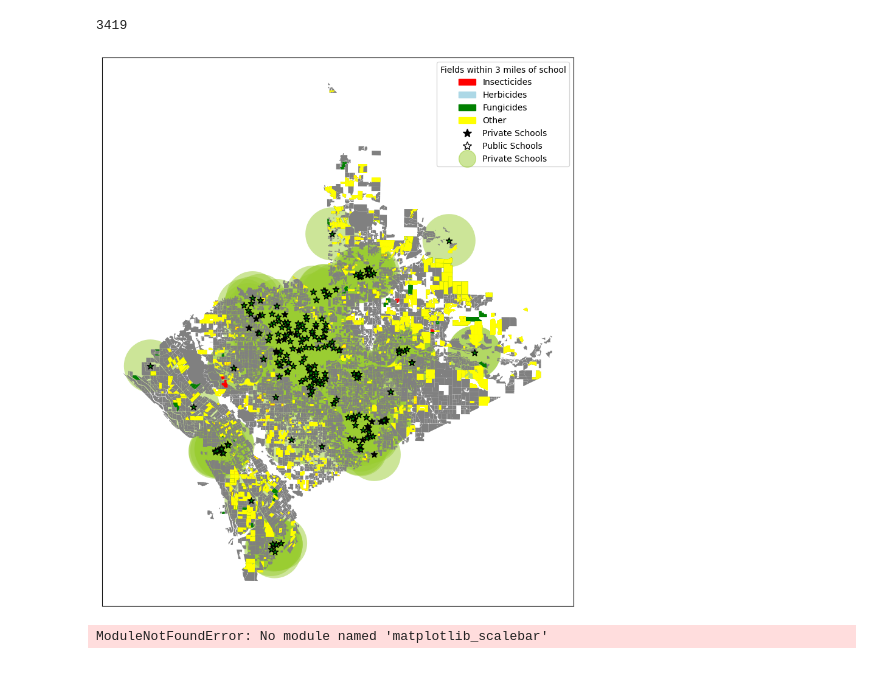
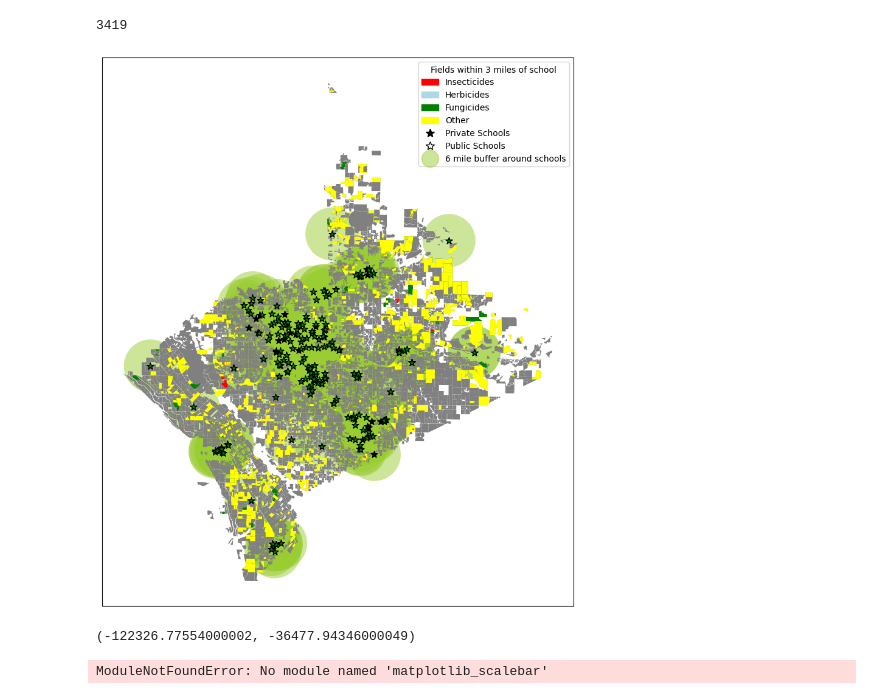
Before and after one commit to narvhal/pesticides, a Jupyter notebook: jn_pesticides.ipynb, the cells around one changed output. Cells and saved outputs as stored; diff of their text form; code cells hidden in the pictures.

```diff
--- a/jn_pesticides.ipynb
+++ b/jn_pesticides.ipynb
@@ -117,34 +117,41 @@ cname_handles = [mpatches.Patch(color=color, label=cname) for cname, color in cc
 # h, l = ax.get_legend_handles_labels()
 # print(h,l)
 
 
 ha2 = spriv.plot(ax = ax, marker = "*",markersize = 70, color = "black", label = "Private Schools", legend_kwds = {'loc':"lower left"})
 # h1, l1 = ax.get_legend_handles_labels()
 ha3 = spub.plot(ax = ax, marker = "*",markersize = 70, color = "green", edgecolor = "k", label = "Public Schools")
 # h2, l2 = ax.get_legend_handles_labels()
 # ax.legend(handles = [h, h1, h2], labels=[l, l1, l2], title =f"Fields within {size} miles of school" )
 
 
 # Create a custom legend handle for the cities
 sprivb_handle = Line2D([0], [0], marker='o', color='yellowgreen', markerfacecolor='yellowgreen',ls = 'None',alpha = 0.5, markersize=20, label= f"{size*2} mile buffer around schools")
 
 spriv_handle = Line2D([0], [0], marker='*', color='k', markerfacecolor='black',ls = 'None', markersize=10, label="Private Schools")
 spub_handle = Line2D([0], [0], marker='*', color='k', markerfacecolor='w',ls = 'None', markersize=10, label="Public Schools")
 
 # Combine the handles
 handles = cname_handles + [spriv_handle] + [spub_handle] + [sprivb_handle]
 
 # Add the legend to the plot
 plt.legend(handles=handles, title=f"Fields within {size} miles of school")
 
 # ax.legend(handles = [ha1, ha2, ha3])
 # leg1.set_title(f"Fields within {size} miles of school")
+yl = ax.get_ylim()
+xl = ax.get_xlim()
 
 ax.axes.get_xaxis().set_visible(False)
 ax.axes.get_yaxis().set_visible(False)
 fig.set_size_inches(10,16)
 # %% [output]
-[figure, old version]
+[figure, new version]
+# %%
+yl
+xl
+# %% [output]
+(-122326.77554000002, -36477.94346000049)
 # %%
 import geopandas as gpd
 import matplotlib.pyplot as plt
```
Also changed, not shown: 1 other file.
